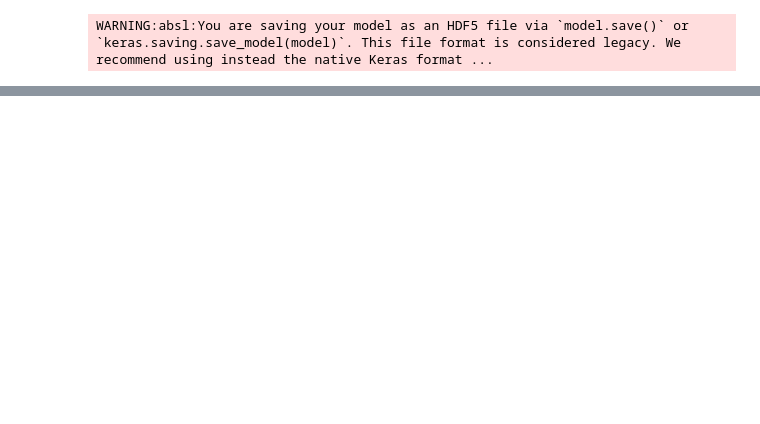
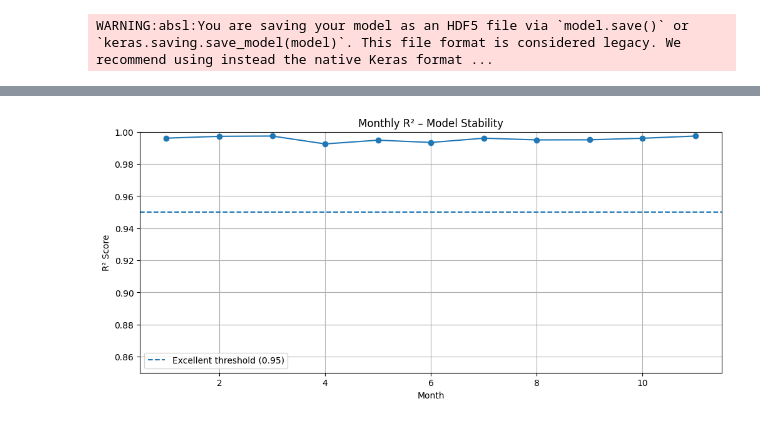
Before and after one commit to Danieljoshua720/Electricity-demand-forecasting-AIML, a Jupyter notebook: 1_year_prediction_.ipynb, the cells around one changed output, grey strips where cells are left out. Saved outputs shown, nothing was run; the diff lists cells and outputs as text; code cells hidden in the pictures; blank space fills up the shorter version.

```diff
--- a/1_year_prediction_.ipynb
+++ b/1_year_prediction_.ipynb
@@ -223,0 +394,6 @@ plot_monthwise(3, "March")
+# %%
+from sklearn.metrics import r2_score
+import numpy as np
+
+y_true = np.array(actual_2024).reshape(-1)
+y_pred = np.array(predictions).reshape(-1)
@@ -223,0 +405,9 @@ plot_monthwise(3, "March")
+# %%
+df['actual'] = y_true
+df['predicted'] = y_pred
+
+monthly_r2 = df.groupby('month').apply(
+    lambda x: r2_score(x['actual'], x['predicted'])
+).reset_index(name='R2')
+
+monthly_r2
@@ -223,0 +427,15 @@ plot_monthwise(3, "March")
+# %%
+plt.figure(figsize=(12,5))
+plt.plot(monthly_r2['month'], monthly_r2['R2'], marker='o')
+
+plt.axhline(0.95, linestyle='--', label='Excellent threshold (0.95)')
+plt.ylim(0.85, 1.0)
+
+plt.xlabel('Month')
+plt.ylabel('R² Score')
+plt.title('Monthly R² – Model Stability')
+plt.legend()
+plt.grid(True)
+plt.show()
+# %% [output]
+[figure, added]
```
Also changed, not shown: parts of 31 cells of this notebook.
